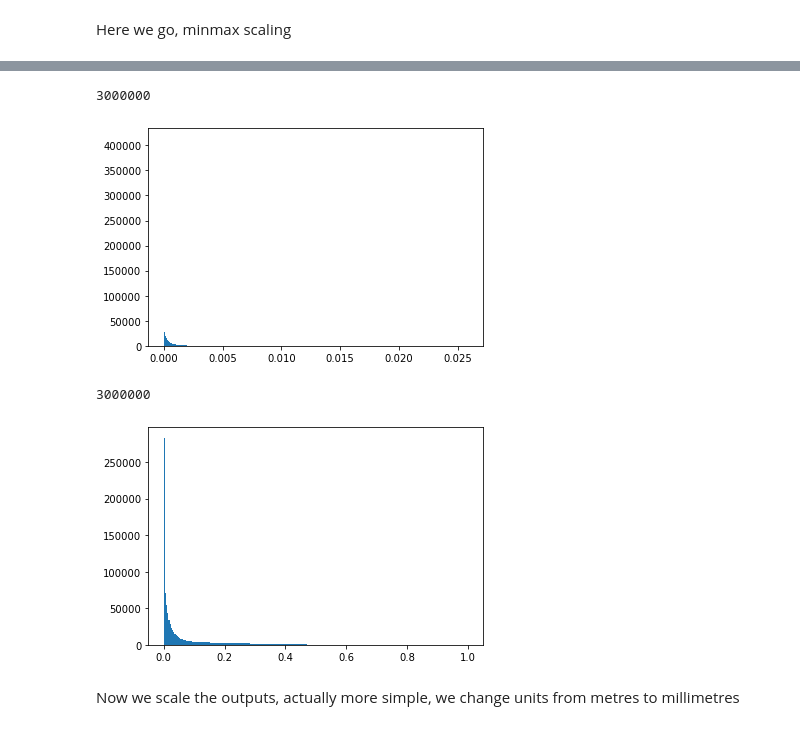
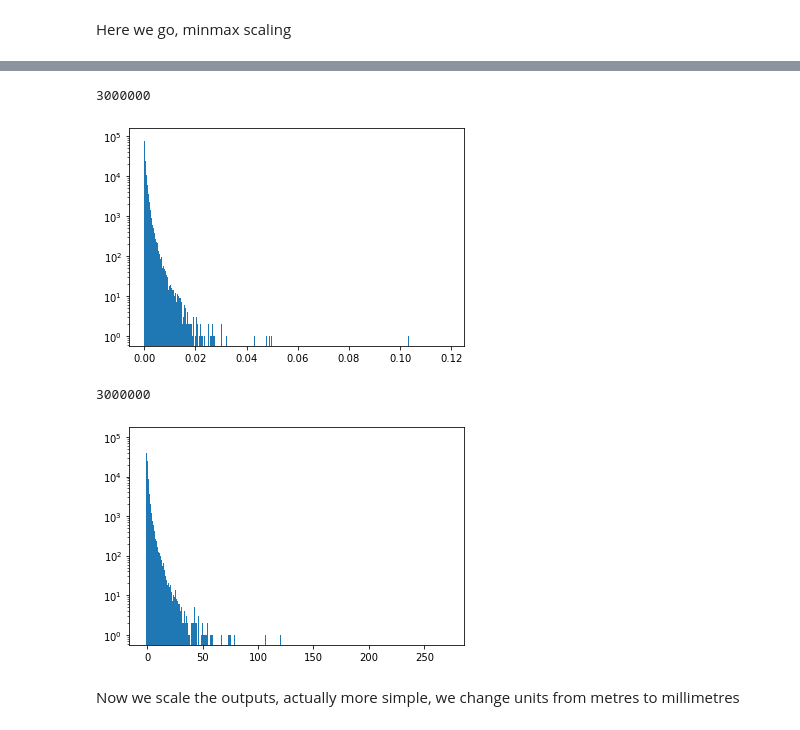
Before and after one commit to gregbarbour/RNNProject, a Jupyter notebook: an_rnn_example.ipynb, the cells around one changed output, grey strips where cells are left out. Drawn from its saved outputs; the diff is of its cells as text; code cells hidden in the pictures.

Commit message:
data normalization with robust scaler

```diff
--- a/an_rnn_example.ipynb
+++ b/an_rnn_example.ipynb
@@ -23,6 +21,6 @@ For features, first try d0, z0, phi, theta, qOverP, (refPx, refPy, refPz)?. Esse
 
 For labels, Xs, Ys, Zs, Xt, Yt, Zt. That is the secondary and tertiary vertices. Omit the primary as this has been fixed to (0,0,0). This will require some smart selection for c and light jets, where not all vertices are present. If a vertex is not present, could try predicting (0,0,0) or (-1,-1,-1) or previous vertex (prim or sec).
 # %%
-bjets_DF = pd.read_pickle("./bjets_NaN_and_oneOverP_errs.pkl")
+bjets_DF = pd.read_pickle("./bjets_reverse_order_prims.pkl")
 #cjets_DF = pd.read_pickle("./cjets.pkl")
 #ljets_DF = pd.read_pickle("./ljets.pkl")
@@ -127,6 +132,7 @@ plt.hist(d0s,bins='scott') # I believe this is the array containing all the d0s
 # %%
+X=np.nan_to_num(X)
 print(np.mean(X[:,:,0]*1e4))
-print(np.mean(X[:,:,1]*1e6))
+print(np.mean(X[:,:,1]*1e6)) # difficult one to handle this due to large variance
 print(np.mean(X[:,:,4]*1e4))
 print()
 print(np.std(X[:,:,0]*1e4)) # these are troublesome yes
@@ -152,7 +158,7 @@ firsttime=True
 if firsttime==True:
     X[:,:,0]=X[:,:,0]*1e4
     X[:,:,1]=X[:,:,1]*1e6
-    X[:,:,4]=X[:,:,4]/1e4
+    X[:,:,4]=X[:,:,4]*1e4
     firsttime = False
 # %% [markdown]
 Here we instead use a min-max scaler to try and solve the problem of scale i.e. certain IPs are 10^4 times larger than others. The min-max scaler means all features will be scaled equivalently.
@@ -163,9 +169,18 @@ Xscaled = copy.copy(X)
 # %%
 for track_variable in range(5):
     var_to_scale = Xscaled[:,:,track_variable]
-    if (track_variable == 2 or track_variable == 3):
+    if (track_variable == 0):
+        print((track_variable == 0))
+        print(track_variable)
+        scaler=RobustScaler()
+    elif (track_variable == 4):
+        print((track_variable == 4))
+        print(track_variable)
+        scaler=RobustScaler()
+    elif (track_variable == 1):
+        print(track_variable)
+        scaler = RobustScaler()
+    else:
         scaler=MinMaxScaler([-1,1])
-    else:
-        scaler=MinMaxScaler([0,1])
     scaler.fit(var_to_scale)
     Xscaled[:,:,track_variable] = scaler.transform(var_to_scale)
@@ -172,24 +193,24 @@ for track_variable in range(5):
 # %%
-trackvar = X[:,:,0]
+var=4
+trackvar = X[:,:,var]
 trackvar = trackvar[~(trackvar == np.NaN)]
 print(len(trackvar))
 
-plt.hist(trackvar,bins='scott')
+plt.hist(trackvar,bins='scott',log=True)
 plt.show()
+
+trackvar2 = Xscaled[:,:,var]
+trackvar2 = trackvar2[~(trackvar2 == np.NaN)]
+print(len(trackvar2))
+
+
+plt.hist(trackvar2,bins='scott',log=True)
+plt.show()
 # %% [output]
 3000000
-[figure, old version]
+[figure, new version]
+3000000
+[figure, added]
-# %%
-trackvar = Xscaled[:,:,0]
-trackvar = trackvar[~(trackvar == np.NaN)]
-print(len(trackvar))
-
-
-plt.hist(trackvar,bins='scott')
-plt.show()
-# %% [output]
-3000000
-[figure, removed]
 # %%
 Xscaled = np.nan_to_num(Xscaled)
 # %% [markdown]
```
Also changed, not shown: parts of 19 cells of this notebook.
